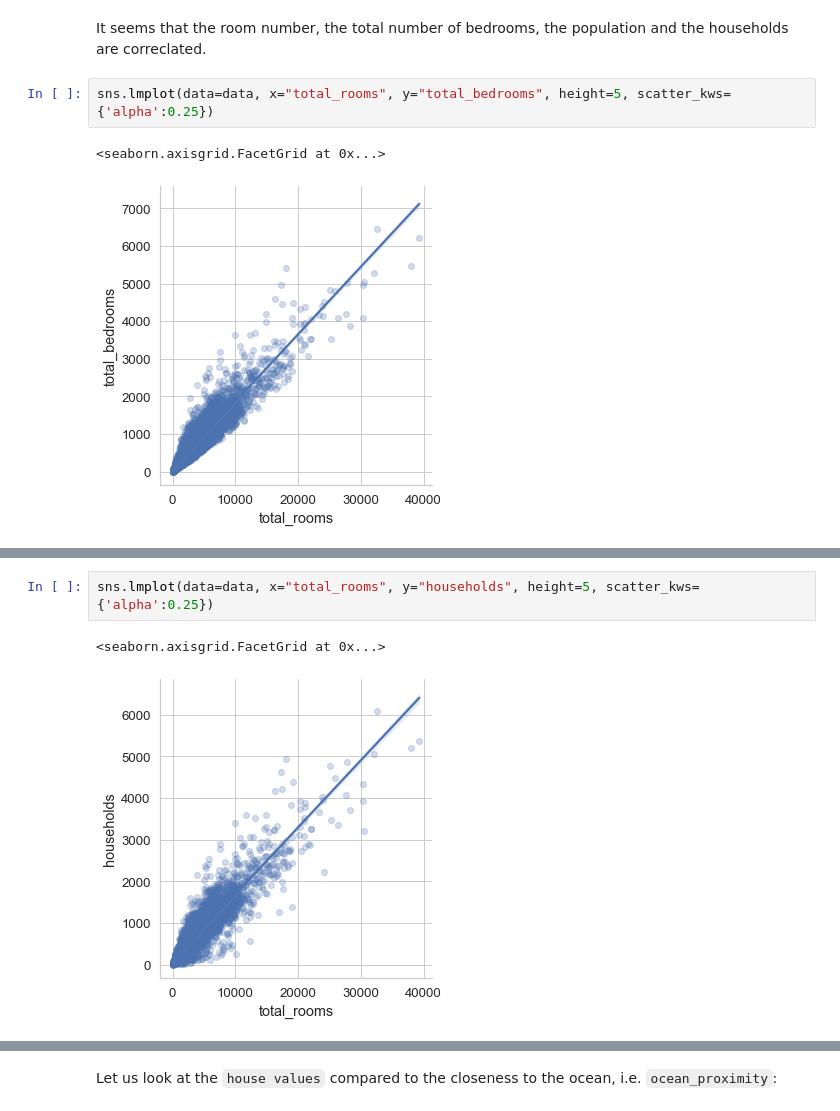
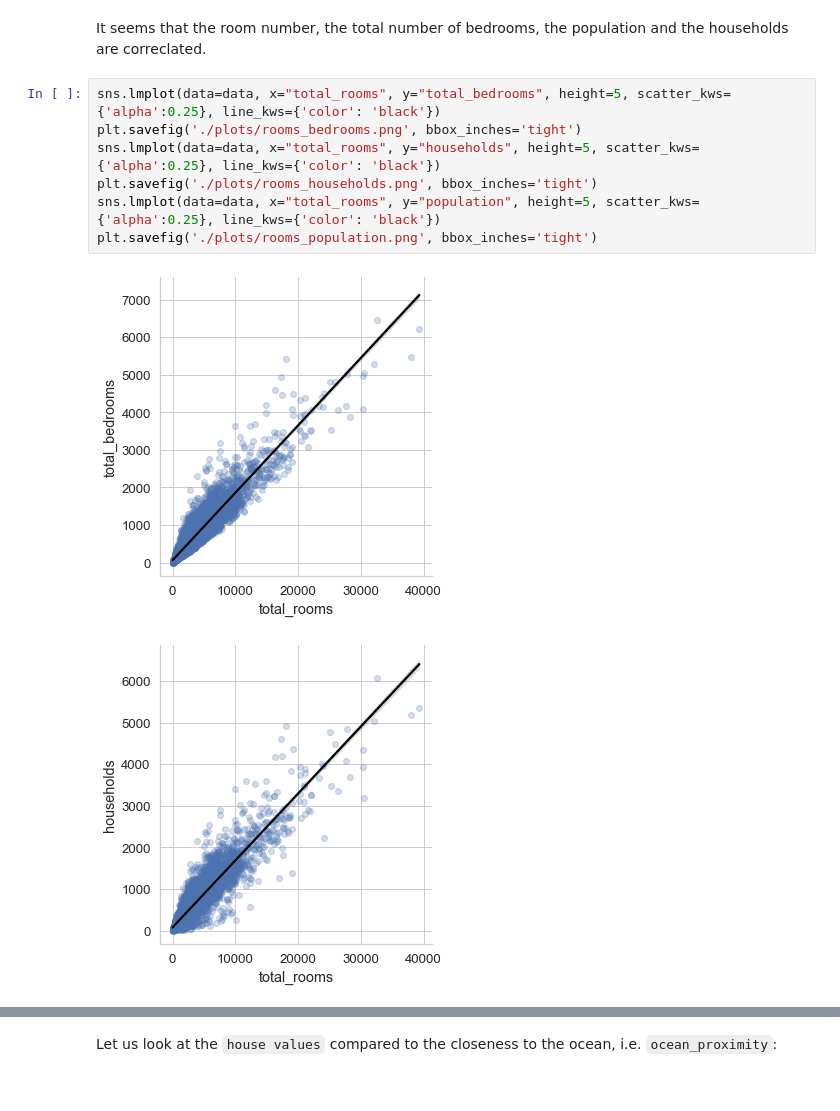
Before and after one commit to BZoennchen/hands-on-ml, a Jupyter notebook: chapter2/housing-prices.ipynb, the cells around one changed output, grey strips where cells are left out. Cells and saved outputs as stored; diff of their text form.

```diff
--- a/chapter2/housing-prices.ipynb
+++ b/chapter2/housing-prices.ipynb
@@ -128,7 +129,12 @@ plot_all()
 # %% [markdown]
 It seems that the room number, the total number of bedrooms, the population and the households are correclated.
 # %%
-sns.lmplot(data=data, x="total_rooms", y="total_bedrooms", height=5, scatter_kws={'alpha':0.25})
+sns.lmplot(data=data, x="total_rooms", y="total_bedrooms", height=5, scatter_kws={'alpha':0.25}, line_kws={'color': 'black'})
+plt.savefig('./plots/rooms_bedrooms.png', bbox_inches='tight')
+sns.lmplot(data=data, x="total_rooms", y="households", height=5, scatter_kws={'alpha':0.25}, line_kws={'color': 'black'})
+plt.savefig('./plots/rooms_households.png', bbox_inches='tight')
+sns.lmplot(data=data, x="total_rooms", y="population", height=5, scatter_kws={'alpha':0.25}, line_kws={'color': 'black'})
+plt.savefig('./plots/rooms_population.png', bbox_inches='tight')
 # %% [output]
-<seaborn.axisgrid.FacetGrid at 0x...>
-[figure, old version]
+[figure, new version]
+[figure, added]
@@ -135,5 +141,0 @@ sns.lmplot(data=data, x="total_rooms", y="total_bedrooms", height=5, scatter_kws
-# %%
-sns.lmplot(data=data, x="total_rooms", y="households", height=5, scatter_kws={'alpha':0.25})
-# %% [output]
-<seaborn.axisgrid.FacetGrid at 0x...>
-[figure, removed]
```
Also changed, not shown: parts of 6 cells of this notebook, 16 other files.
